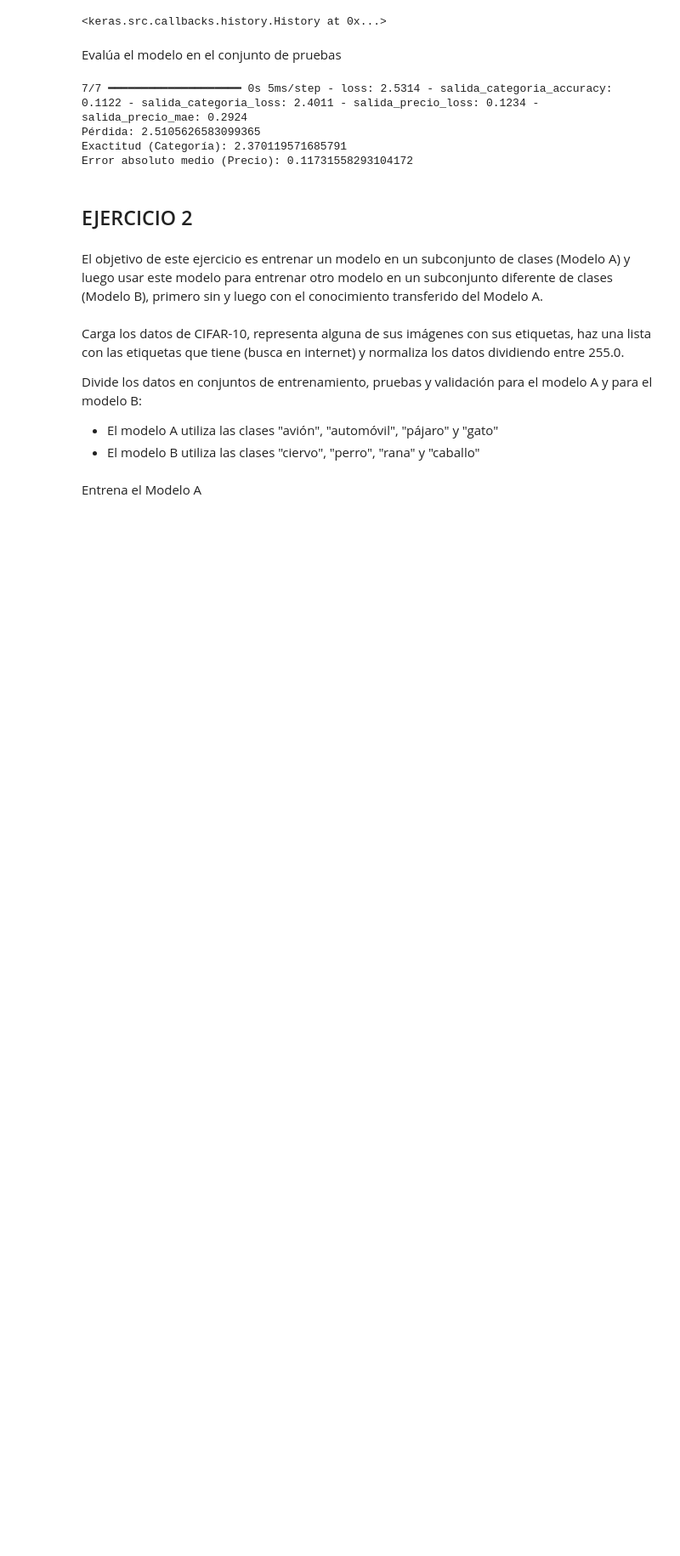
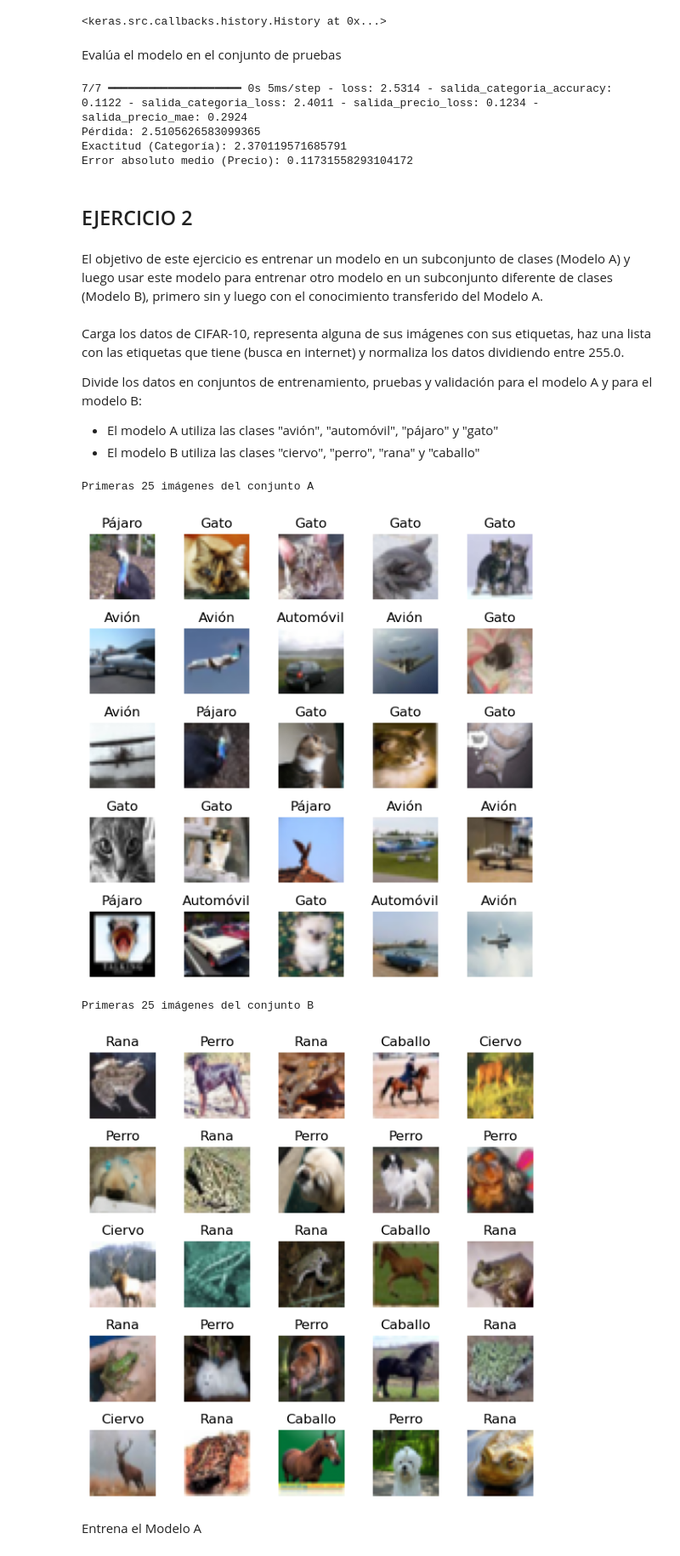
Before and after one commit to Mario-Lopez-Gonzalez/Python_clase, a Jupyter notebook: SAPA/Ejercicios/4_7Ejercicios.ipynb, the cells around one changed output. Shown at 85% size. Cells and saved outputs as stored; diff of their text form; code cells hidden in the pictures; blank space fills up the shorter version.

```diff
--- a/SAPA/Ejercicios/4_7Ejercicios.ipynb
+++ b/SAPA/Ejercicios/4_7Ejercicios.ipynb
@@ -164,2 +261,12 @@ Divide los datos en conjuntos de entrenamiento, pruebas y validación para el mo
+# %%
+print("Primeras 25 imágenes del conjunto A")
+display_images_grid25(x_train_a, y_train_a)
+print("Primeras 25 imágenes del conjunto B")
+display_images_grid25(x_train_b, y_train_b)
+# %% [output]
+Primeras 25 imágenes del conjunto A
+[figure, added]
+Primeras 25 imágenes del conjunto B
+[figure, added]
 # %% [markdown]
 Entrena el Modelo A
```
Also changed, not shown: parts of 6 cells of this notebook, 5 other files.
